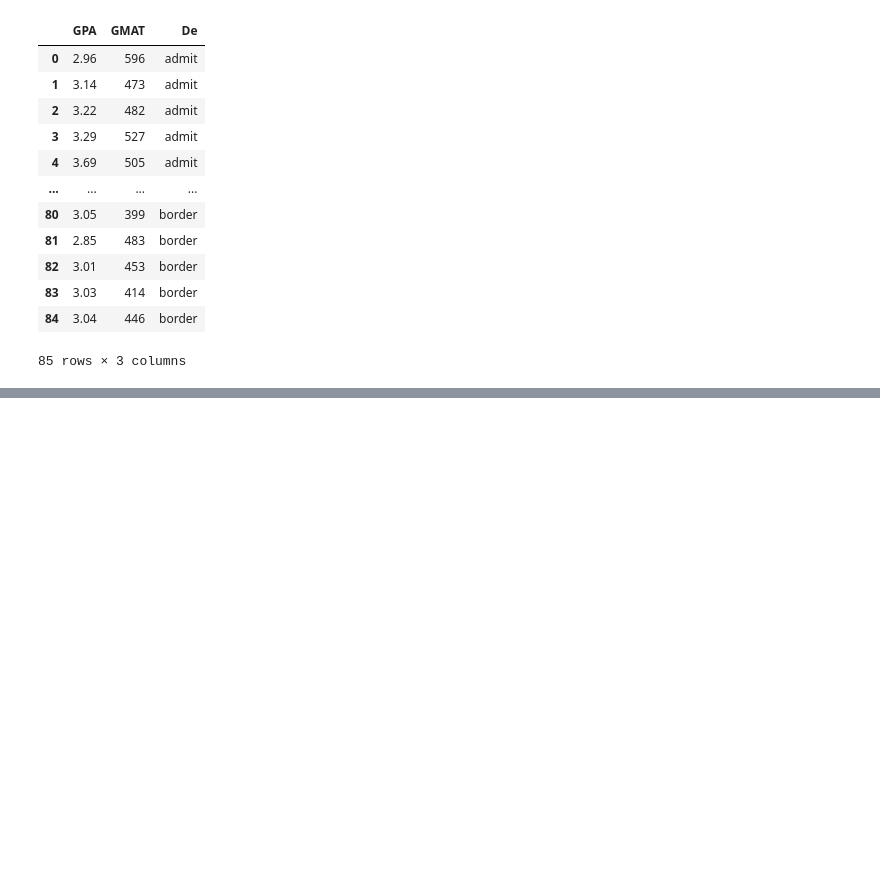
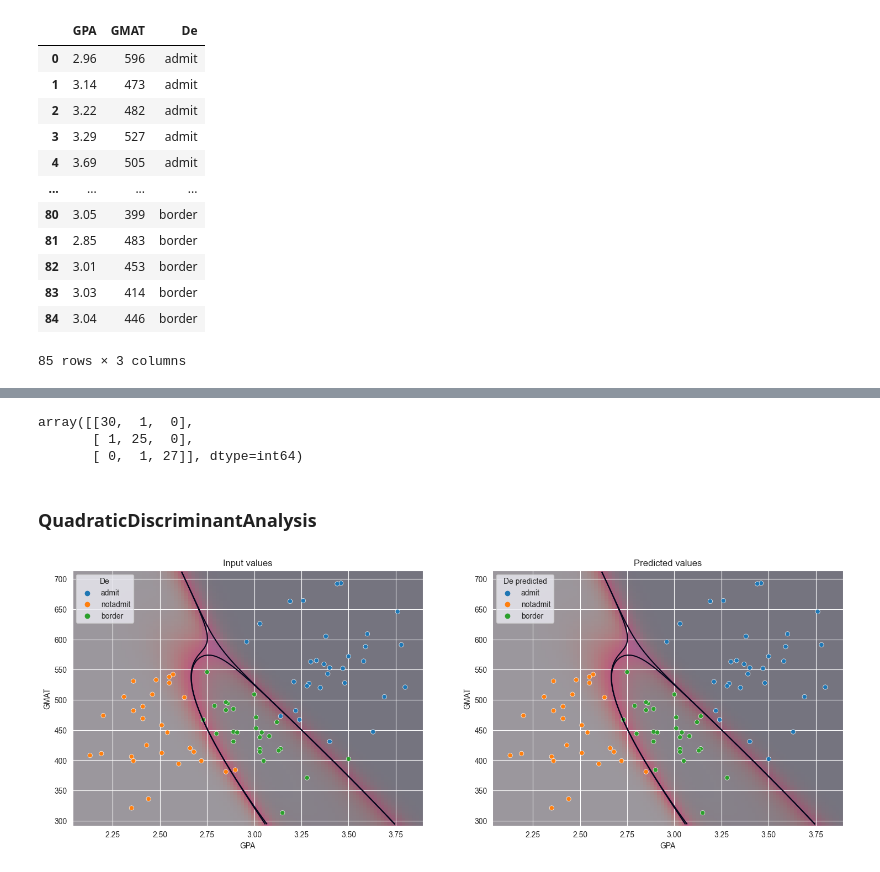
Before and after one commit to VitasVital/Bachelor_course, a Jupyter notebook: Maga2Sem/Data analysis/Task DA3/Gusev V.E. 09-235 DA3.ipynb, the cells around one changed output, grey strips where cells are left out. Cells and saved outputs as stored; diff of their text form; code cells hidden in the pictures; blank space fills up the shorter version.

```diff
--- a/Maga2Sem/Data analysis/Task DA3/Gusev V.E. 09-235 DA3.ipynb
+++ b/Maga2Sem/Data analysis/Task DA3/Gusev V.E. 09-235 DA3.ipynb
@@ -120,0 +232,16 @@ classify_points
+# %%
+qda = QuadraticDiscriminantAnalysis()
+qda.fit(X,Y)
+qda_predict = pd.Series(qda.predict(X), name='De predicted')
+# %%
+confusion_matrix(Y, qda_predict)
+# %% [output]
+array([[30,  1,  0],
+       [ 1, 25,  0],
+       [ 0,  1, 27]], dtype=int64)
+# %% [markdown]
+### QuadraticDiscriminantAnalysis
+# %%
+plt_show(qda, qda_predict)
+# %% [output]
+[figure, added]
```
Also changed, not shown: parts of 13 cells of this notebook.
